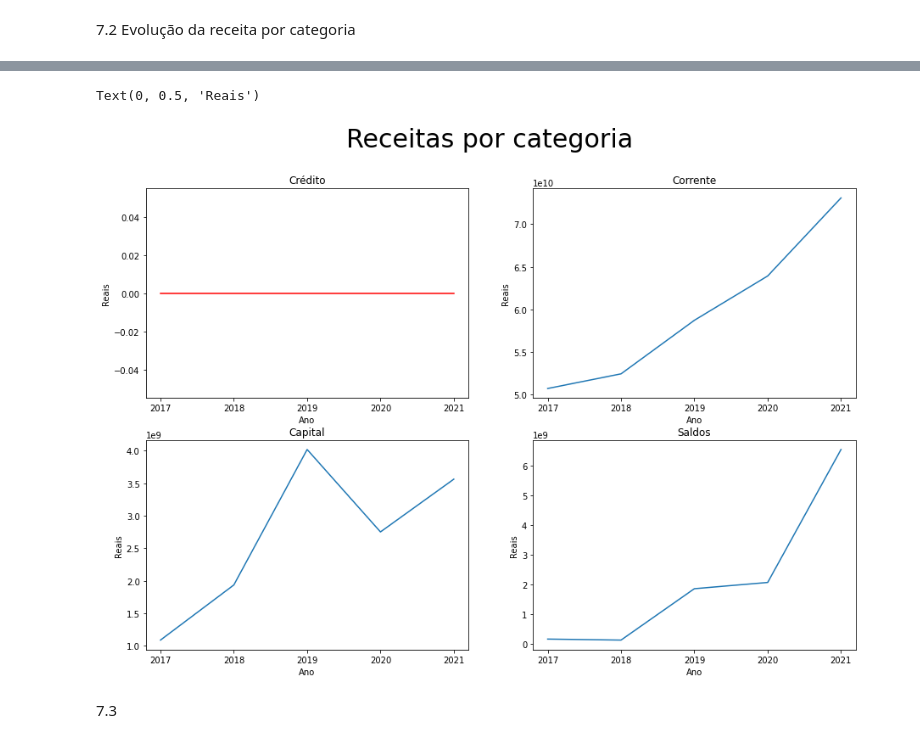
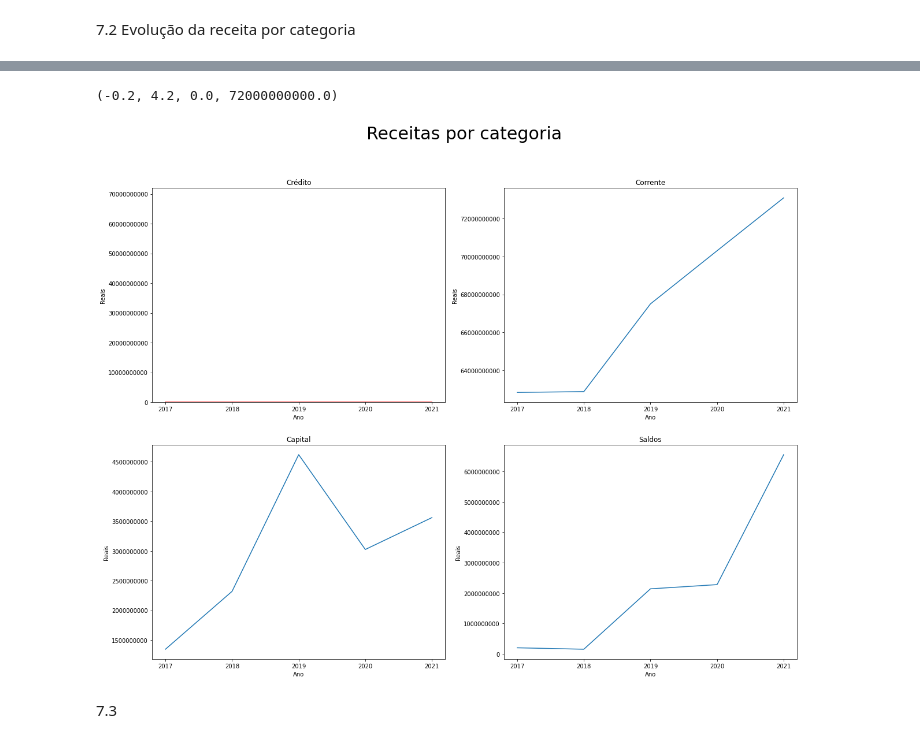
Before and after one commit to carolfazani/orcamento_sp, a Jupyter notebook: Preparando_os_dados.ipynb, the cells around one changed output, grey strips where cells are left out. Drawn from its saved outputs; the diff is of its cells as text; code cells hidden in the pictures.

```diff
--- a/Preparando_os_dados.ipynb
+++ b/Preparando_os_dados.ipynb
@@ -443,28 +454,37 @@ serie_capital.head()
 | 2021 | 3.561113e+09 |
 # %%
-fig1, f1_axes = plt.subplots(ncols=2, nrows=2, figsize = (15,10))
+fig1, f1_axes = plt.subplots(ncols=2, nrows=2, figsize = (20,15))
+
 fig1.suptitle("Receitas por categoria", size=30)
 f1_axes[0,0].plot(serie_credito, color = 'red')
 f1_axes[0,1].plot(serie_corrente)
 f1_axes[1,0].plot(serie_capital)
 f1_axes[1,1].plot(serie_saldos)
 f1_axes[0,0].set_title('Crédito')
 f1_axes[0,1].set_title('Corrente')
 f1_axes[1,0].set_title('Capital')
 f1_axes[1,1].set_title('Saldos')
 
 f1_axes[0,0].set_xlabel('Ano')
 f1_axes[0,1].set_xlabel('Ano')
 f1_axes[1,0].set_xlabel('Ano')
 f1_axes[1,1].set_xlabel('Ano')
 
 f1_axes[0,0].set_ylabel('Reais')
 f1_axes[0,1].set_ylabel('Reais')
 f1_axes[1,0].set_ylabel('Reais')
 f1_axes[1,1].set_ylabel('Reais')
+
+f1_axes[0,0].axis(ymin=0,ymax=10)
+f1_axes[0,0].ticklabel_format(style='plain', axis='y')
+f1_axes[0,1].ticklabel_format(style='plain', axis='y')
+f1_axes[1,0].ticklabel_format(style='plain', axis='y')
+f1_axes[1,1].ticklabel_format(style='plain', axis='y')
+
+f1_axes[0,0].axis(ymin=0,ymax=72000000000)
 # %% [output]
-Text(0, 0.5, 'Reais')
+(-0.2, 4.2, 0.0, 72000000000.0)
-[figure, old version]
+[figure, new version]
 # %% [markdown]
 7.3
 # %%
```
Also changed, not shown: parts of 27 cells of this notebook.
